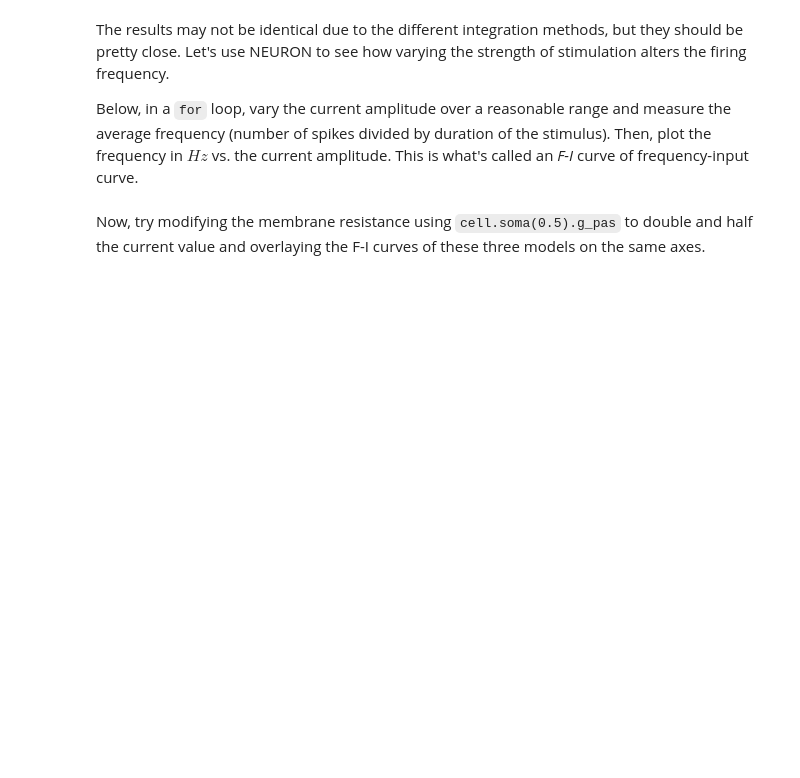
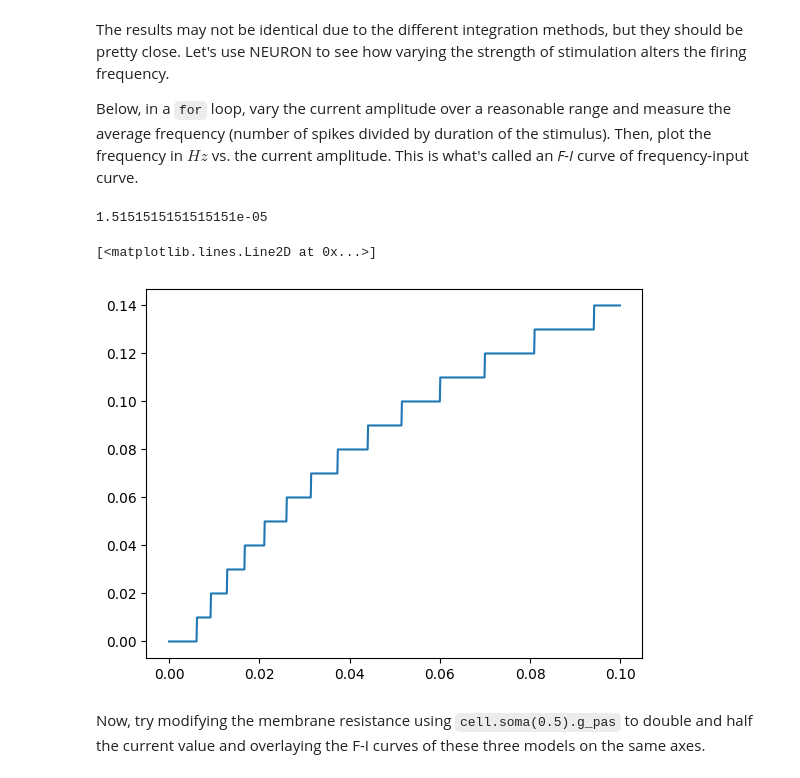
Before and after one commit to vincentyliu2001/BIO74.03-Exercises, a Jupyter notebook: CompModNervSys_exercise5.ipynb, the cells around one changed output. Drawn from its saved outputs; the diff is of its cells as text; code cells hidden in the pictures; blank space fills up the shorter version.

```diff
--- a/CompModNervSys_exercise5.ipynb
+++ b/CompModNervSys_exercise5.ipynb
@@ -395,2 +575,32 @@ Below, in a `for` loop, vary the current amplitude over a reasonable range and m
+# %%
+# Your code goes here
+def getFreqs(amps):
+  print(cell.soma(0.5).g_pas)
+  vs = []
+  spikes = []
+  i_stims = []
+  ts = []
+  frequencies = []
+  for amp in amps:
+    iclamp.amp = amp
+    v, spike_times, i_stim, t = run_and_plot_LIFnrn(cell,iclamp_rec, plot=False)
+    vs.append(v)
+    spikes.append(spike_times)
+    i_stims.append(i_stim)
+    ts.append(t)
+  for spike in spikes:
+    frequencies.append(len(spike) / iclamp.dur)
+  return frequencies
+
+
+amps = np.arange(0, .1, step=.0001)
+frequencies = getFreqs(amps)
+fig = plt.figure()
+ax = fig.add_subplot(111)
+ax.plot(amps,frequencies)
+# %% [output]
+1.5151515151515151e-05
+[<matplotlib.lines.Line2D at 0x...>]
+[figure, added]
 # %% [markdown]
 Now, try modifying the membrane resistance using `cell.soma(0.5).g_pas` to double and half the current value and overlaying the F-I curves of these three models on the same axes.
```
Also changed, not shown: parts of 41 cells of this notebook.
